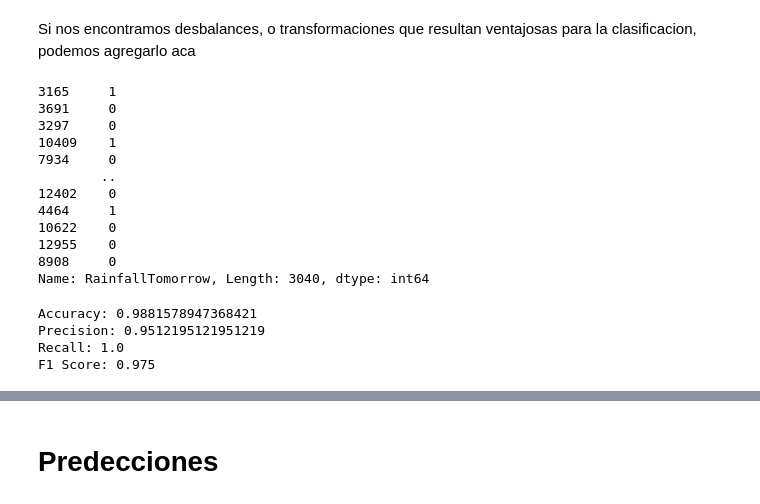
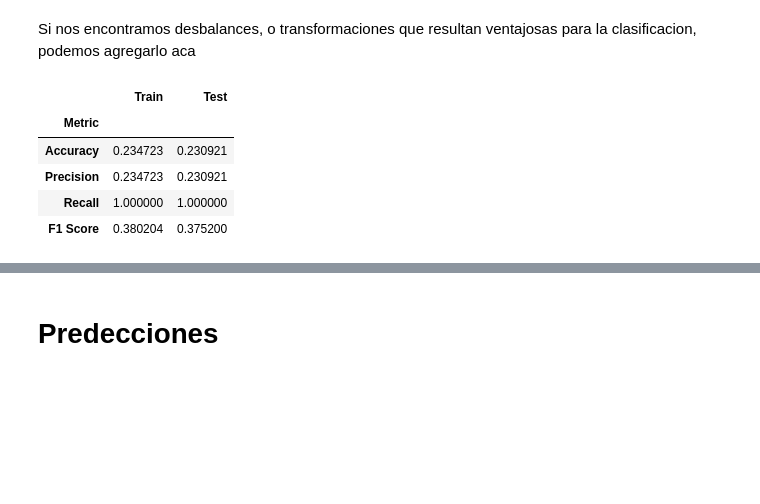
Before and after one commit to Shannon-21/Aprendizaje_Automatico_1, a Jupyter notebook: TP_IA41_LogisticRegression_P2.ipynb, the cells around one changed output, grey strips where cells are left out. Saved outputs shown, nothing was run; the diff lists cells and outputs as text; code cells hidden in the pictures; blank space fills up the shorter version.

```diff
--- a/TP_IA41_LogisticRegression_P2.ipynb
+++ b/TP_IA41_LogisticRegression_P2.ipynb
@@ -190,43 +172,33 @@ Si nos encontramos desbalances, o transformaciones que resultan ventajosas para
 # %%
 def base_model_regressor(df):
     # Separar las variables explicativas y la variable objetivo
     X = df.drop(columns=['RainTomorrow'], axis=1)
     y = df['RainTomorrow']
 
     # Dividir los datos en conjuntos de entrenamiento y prueba
     X_train, X_test, y_train, y_test = train_test_split(X, y, test_size=0.2, random_state=42)
-    y_pred = X_test['RainfallTomorrow'].apply(lambda x: 1 if x > 0.008 else 0)
-    display(y_pred)
+
+    # Hacer predicciones en el conjunto de prueba
+    y_pred = X_test['RainfallTomorrow'].apply(lambda x: 1 if x > 0.1 else 0)
+    y_train_pred = X_train['RainfallTomorrow'].apply(lambda x: 1 if x > 0.1 else 0)
 
     # Calcular las métricas de clasificación
-    accuracy = accuracy_score(y_test, y_pred)
-    precision = precision_score(y_test, y_pred)
-    recall = recall_score(y_test, y_pred)
-    f1 = f1_score(y_test, y_pred)
+    metrics = pd.DataFrame({
+        'Metric': ['Accuracy', 'Precision', 'Recall', 'F1 Score'],
+        'Train': [accuracy_score(y_train, y_train_pred), precision_score(y_train, y_train_pred), recall_score(y_train, y_train_pred), f1_score(y_train, y_train_pred)],
+        'Test': [accuracy_score(y_test, y_pred), precision_score(y_test, y_pred), recall_score(y_test, y_pred), f1_score(y_test, y_pred)]
+    }).set_index('Metric')
 
-    # Imprimir las métricas
-    print(f'Accuracy: {accuracy}')
-    print(f'Precision: {precision}')
-    print(f'Recall: {recall}')
-    print(f'F1 Score: {f1}')
+    return metrics
+
 
 
 # Llamada a la función
-base_model_regressor(df_curated)
+base_model_regressor(df_denormalized)
 # %% [output]
-3165     1
-3691     0
-3297     0
-10409    1
-7934     0
-        ..
-12402    0
-4464     1
-10622    0
-12955    0
-8908     0
-Name: RainfallTomorrow, Length: 3040, dtype: int64
-Accuracy: 0.9881578947368421
-Precision: 0.9512195121951219
-Recall: 1.0
-F1 Score: 0.975
+|  | Train | Test |
+| Metric |  |  |
+| Accuracy | 0.234723 | 0.230921 |
+| Precision | 0.234723 | 0.230921 |
+| Recall | 1.000000 | 1.000000 |
+| F1 Score | 0.380204 | 0.375200 |
```
Also changed, not shown: parts of 24 cells of this notebook.
